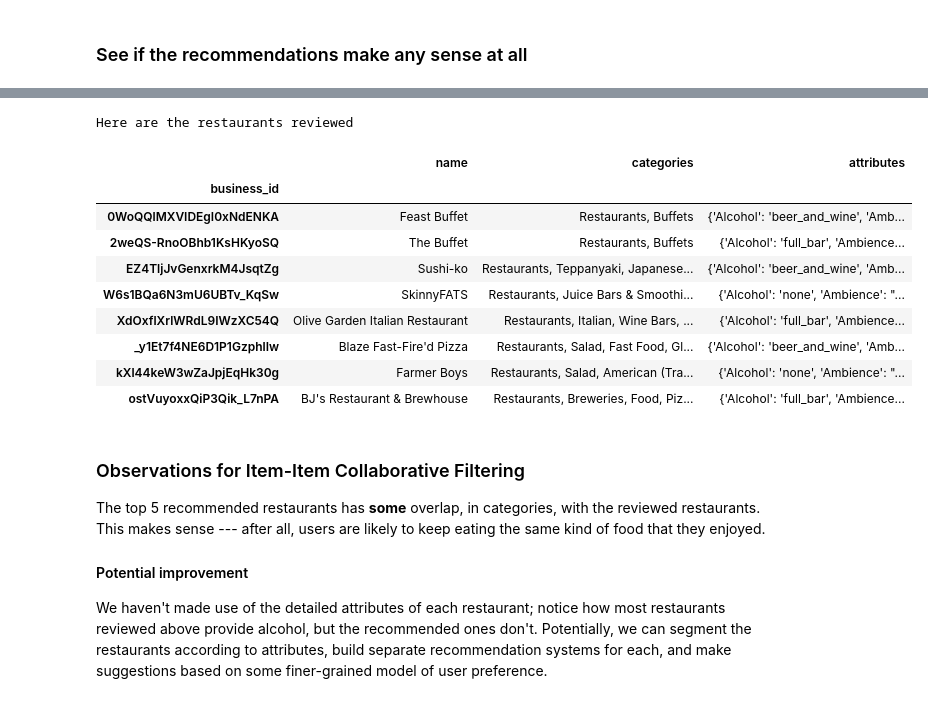
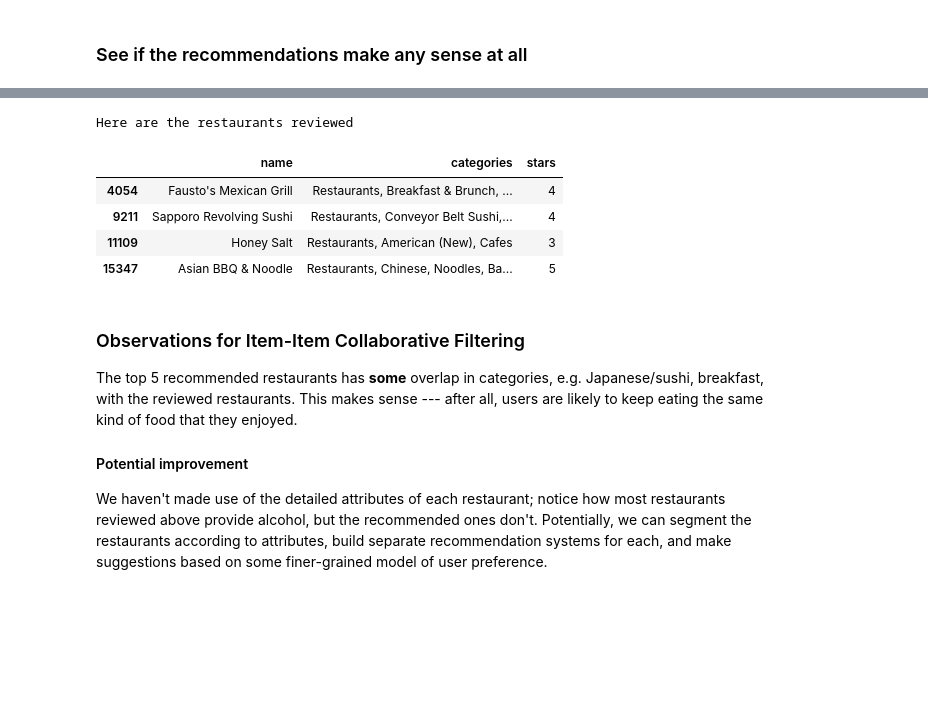
Before and after one commit to openerror/YelpDataChallenge, a Jupyter notebook: Build-Recommender.ipynb, the cells around one changed output, grey strips where cells are left out. Cells and saved outputs as stored; diff of their text form; code cells hidden in the pictures; blank space fills up the shorter version.

```diff
--- a/Build-Recommender.ipynb
+++ b/Build-Recommender.ipynb
@@ -59,7 +59,7 @@ print( (df_recommender.useful >= 2).sum() )
 14692
 # %%
 # Engineer new feature: weighted_stars
-def construct(row, threshold):
+def construct_weighted_stars(row, threshold):
     '''
         row: Pandas Series containing each row of data
         threshold: the number of useful tags required for executing the weighting
@@ -78,7 +78,7 @@ def construct(row, threshold):
     else:
         return row.stars
 
-weighted_stars = df_recommender.apply(construct, args=(2,), axis=1)
+weighted_stars = df_recommender.apply(construct_weighted_stars, args=(2,), axis=1)
 df_recommender['weighted_stars'] = weighted_stars
 # %%
 # Verify results
@@ -113,7 +113,12 @@ print( review_count_by_user.unique() )
  113]
 [figure]
 # %%
-# Only ~1200 users will get recommendations
-few_reviews_mask = (review_count_by_user < 6)
-few_reviews_mask.sum()
+# Only ~3100 out of 69985 users will get recommendations
+# Increase any further,
+threshold = 4
+few_reviews_mask = (review_count_by_user < threshold)
+print( "{} users out of {} have less than {} reviews".format(few_reviews_mask.sum(),
+                                                             len(few_reviews_mask),
+                                                             threshold
+                                                            ) )
 # %% [output]
@@ -151,13 +162,13 @@ Which one performs better is up to A/B testing; we can compare the rates at whic
 # %%
 U_simple = pd.pivot_table(data = df_recommender,
-                        values = 'stars',
-                        index = 'user_id',
-                        columns = 'business_id',
-                        fill_value = 0)
+                          values = 'stars',
+                          index = 'user_id',
+                          columns = 'business_id',
+                          fill_value = 0.0)
 
-U_weighted = pd.pivot_table(data = df_recommender,
-                           values = 'weighted_stars',
-                           index = 'user_id',
-                           columns = 'business_id',
-                           fill_value = 0.0)
+# U_weighted = pd.pivot_table(data = df_recommender,
+#                             values = 'weighted_stars',
+#                             index = 'user_id',
+#                             columns = 'business_id',
+#                             fill_value = 0.0)
 # %% [markdown]
@@ -167,12 +180,12 @@ Implemented in Recommender.py, as the Python class ItemItemRecommender. We will
 # %%
 from Recommender import ItemItemRecommender
 # %%
-uid = 1000
+sample_user = 1100
 
 my_rec_engine = ItemItemRecommender(neighborhood_size=75)
 my_rec_engine.fit(U_simple.values)
-user_preds = my_rec_engine.pred_one_user(user_id=uid, report_run_time=True)
+user_preds = my_rec_engine.pred_one_user(user_id=sample_user, report_run_time=True)
 
 # Show predicted ratings for user #0 on first 100 items
-print(user_preds[:100])
+print(user_preds[:50])
 # %% [output]
@@ -218,23 +223,17 @@ business_info.loc[rid, ["name", "categories", "attributes"]]
 # %%
 print("Here are the restaurants reviewed")
-business_id = U_simple.columns.values
-reviewed_restaurants = business_id[ U_simple.iloc[uid, :] > 0.0 ]
-business_info.loc[reviewed_restaurants, ["name", "categories", "attributes"]]
+sample_uid = U_simple.index[sample_user]
+df_recommender.loc[df_recommender["user_id"] == sample_uid, ["name", "categories", "stars"]]
 # %% [output]
 Here are the restaurants reviewed
-|  | name | categories | attributes |
-| business_id |  |  |  |
-| 0WoQQlMXVIDEgI0xNdENKA | Feast Buffet | Restaurants, Buffets | {'Alcohol': 'beer_and_wine', 'Amb... |
-| 2weQS-RnoOBhb1KsHKyoSQ | The Buffet | Restaurants, Buffets | {'Alcohol': 'full_bar', 'Ambience... |
-| EZ4TljJvGenxrkM4JsqtZg | Sushi-ko | Restaurants, Teppanyaki, Japanese... | {'Alcohol': 'beer_and_wine', 'Amb... |
-| W6s1BQa6N3mU6UBTv_KqSw | SkinnyFATS | Restaurants, Juice Bars & Smoothi... | {'Alcohol': 'none', 'Ambience': "... |
-| XdOxflXrlWRdL9IWzXC54Q | Olive Garden Italian Restaurant | Restaurants, Italian, Wine Bars, ... | {'Alcohol': 'full_bar', 'Ambience... |
-| _y1Et7f4NE6D1P1GzphlIw | Blaze Fast-Fire'd Pizza | Restaurants, Salad, Fast Food, Gl... | {'Alcohol': 'beer_and_wine', 'Amb... |
-| kXl44keW3wZaJpjEqHk30g | Farmer Boys | Restaurants, Salad, American (Tra... | {'Alcohol': 'none', 'Ambience': "... |
-| ostVuyoxxQiP3Qik_L7nPA | BJ's Restaurant & Brewhouse | Restaurants, Breweries, Food, Piz... | {'Alcohol': 'full_bar', 'Ambience... |
+|  | name | categories | stars |
+| 4054 | Fausto's Mexican Grill | Restaurants, Breakfast & Brunch, ... | 4 |
+| 9211 | Sapporo Revolving Sushi | Restaurants, Conveyor Belt Sushi,... | 4 |
+| 11109 | Honey Salt | Restaurants, American (New), Cafes | 3 |
+| 15347 | Asian BBQ & Noodle | Restaurants, Chinese, Noodles, Ba... | 5 |
 # %% [markdown]
 ### Observations for Item-Item Collaborative Filtering
-The top 5 recommended restaurants has **some** overlap, in categories, with the reviewed restaurants. This makes sense --- after all, users are likely to keep eating the same kind of food that they enjoyed.
+The top 5 recommended restaurants has **some** overlap in categories, e.g. Japanese/sushi, breakfast, with the reviewed restaurants. This makes sense --- after all, users are likely to keep eating the same kind of food that they enjoyed.
 
 #### Potential improvement
 We haven't made use of the detailed attributes of each restaurant; notice how most restaurants reviewed above provide alcohol, but the recommended ones don't. Potentially, we can segment the restaurants according to attributes, build separate recommendation systems for each, and make suggestions based on some finer-grained model of user preference.
```
Also changed, not shown: parts of 32 cells of this notebook.
